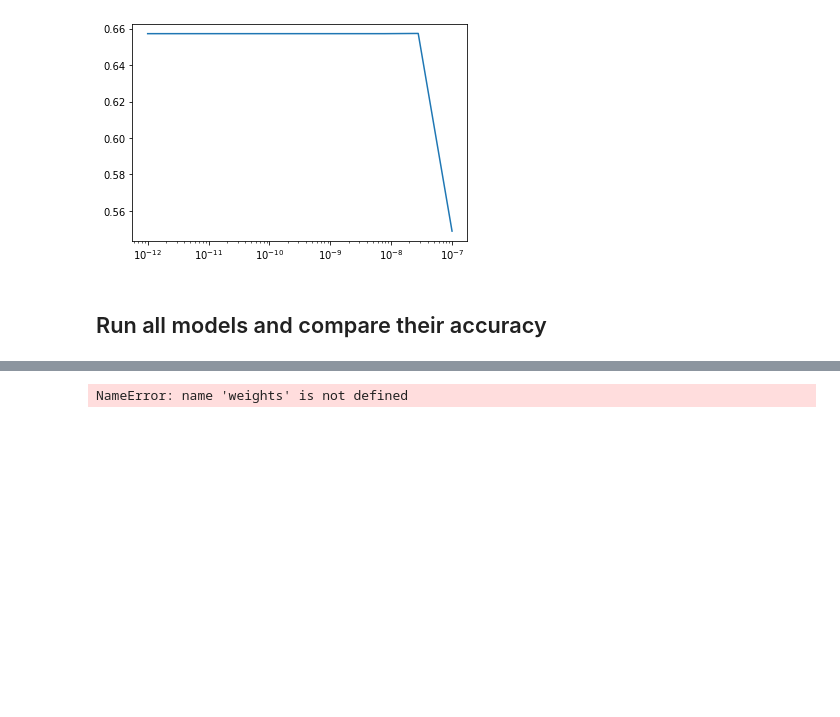
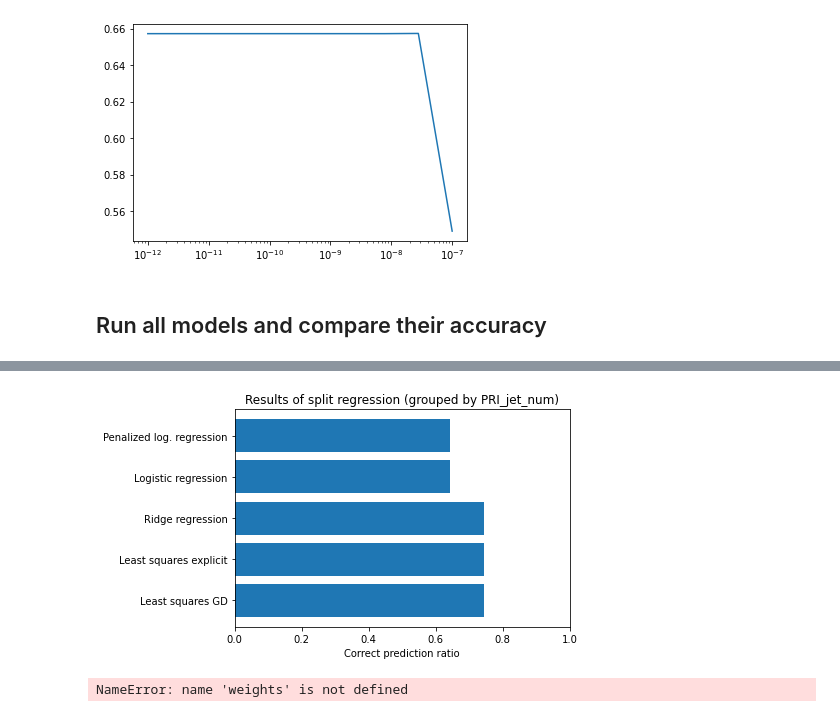
Before and after one commit to CRefice/ML_course, a Jupyter notebook: projects/project1/scripts/project1.ipynb, the cells around one changed output, grey strips where cells are left out. Cells and saved outputs as stored; diff of their text form; code cells hidden in the pictures; blank space fills up the shorter version.

```diff
--- a/projects/project1/scripts/project1.ipynb
+++ b/projects/project1/scripts/project1.ipynb
@@ -244,0 +231,5 @@ plt.show()
+# %%
+from proj1_helpers import *
+DATA_TRAIN_PATH = "../data/train.csv"
+y, tX, ids = load_csv_data(DATA_TRAIN_PATH)
+N, D = tX.shape
@@ -245,3 +264,28 @@ plt.show()
+# %%
+results = np.zeros(5)
+for y, tx in data_grouped:
+    tx = cleanup(tx)
+    y = normalize_labels(y)
+    initial_w = np.zeros(tx.shape[1])
+    indices = build_k_indices(y, 5)
+    results += np.array([
+        cross_validation(y, tx, indices, lambda y, tx: least_squares_GD(y, tx, initial_w, 100, 0.1)),
+        cross_validation(y, tx, indices, least_squares),
+        cross_validation(y, tx, indices, lambda y, tx: ridge_regression(y, tx, 0.01)),
+        cross_validation(y, tx, indices, lambda y, tx: logistic_reg_GD(y, tx, initial_w, 100, 1e-10)),
+        cross_validation(y, tx, indices, lambda y, tx: penalized_logistic_reg_GD(y, tx, initial_w, 100, 1e-10, 1e-5))
+    ])
+results /= len(data_grouped)
+# %%
+# Plot the results
+names = ["Least squares GD", "Least squares explicit", "Ridge regression", "Logistic regression", "Penalized log. regression"]
+plt.barh(names, results)
+plt.xlim(0, 1)
+plt.xlabel("Correct prediction ratio")
+plt.title("Results of split regression (grouped by PRI_jet_num)")
+plt.show()
+# %% [output]
+[figure, added]
 # %%
 OUTPUT_PATH = '' # TODO: fill in desired name of output file for submission
 y_pred = predict_labels(weights, tX_test)
```
Also changed, not shown: parts of 7 cells of this notebook.
